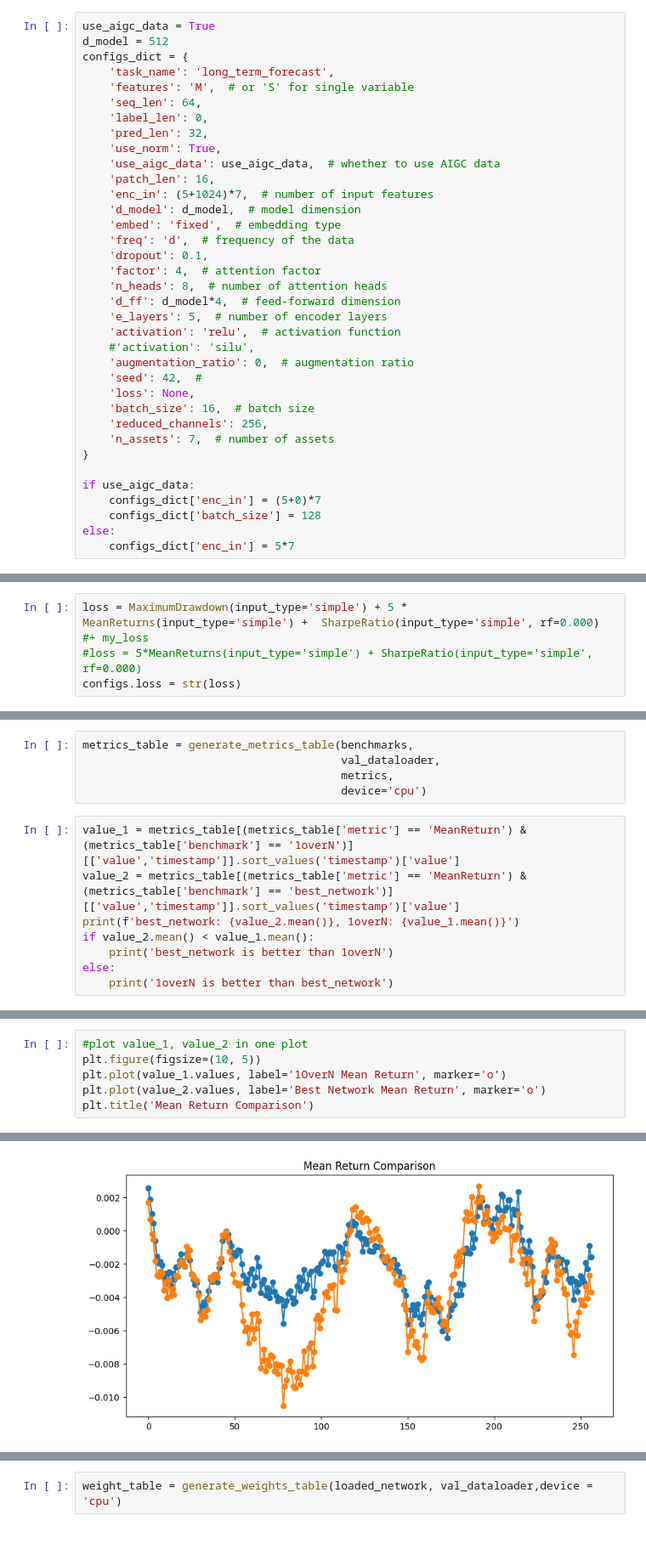
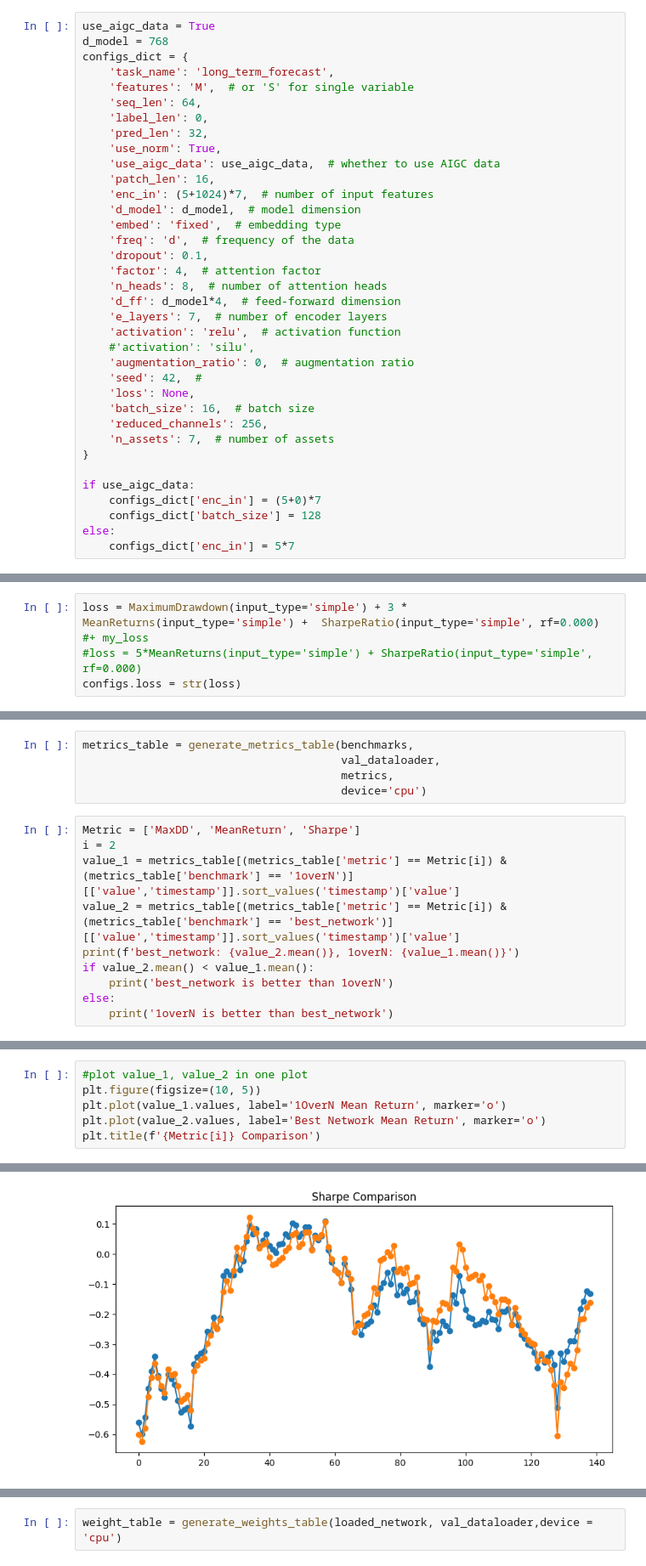
Before and after one commit to zhangmaosen/deep_portfolio, a Jupyter notebook: sft/train_deep_net.ipynb, the cells around one changed output, grey strips where cells are left out. Shown: that part at 85% size. Drawn from its saved outputs; the diff is of its cells as text; blank space fills up the shorter version.

```diff
--- a/sft/train_deep_net.ipynb
+++ b/sft/train_deep_net.ipynb
@@ -37,7 +37,7 @@ from deepdow.callbacks import EarlyStoppingCallback, ModelCheckpointCallback, Ca
 from deepdow.visualize import generate_metrics_table, generate_weights_table, plot_metrics, plot_weight_heatmap
 # %%
 use_aigc_data = True
-d_model = 512
+d_model = 768
 configs_dict = {
     'task_name': 'long_term_forecast',
     'features': 'M',  # or 'S' for single variable
@@ -55,7 +55,7 @@ configs_dict = {
     'factor': 4,  # attention factor
     'n_heads': 8,  # number of attention heads
     'd_ff': d_model*4,  # feed-forward dimension
-    'e_layers': 5,  # number of encoder layers
+    'e_layers': 7,  # number of encoder layers
     'activation': 'relu',  # activation function
     #'activation': 'silu',
     'augmentation_ratio': 0,  # augmentation ratio
@@ -448,7 +448,7 @@ class Model(nn.Module, Benchmark):
 # %%
 network = Model(configs)
 # %%
-loss = MaximumDrawdown(input_type='simple') + 5 * MeanReturns(input_type='simple') +  SharpeRatio(input_type='simple', rf=0.000) #+ my_loss
+loss = MaximumDrawdown(input_type='simple') + 3 * MeanReturns(input_type='simple') +  SharpeRatio(input_type='simple', rf=0.000) #+ my_loss
 #loss = 5*MeanReturns(input_type='simple') + SharpeRatio(input_type='simple', rf=0.000)
 configs.loss = str(loss)
 # %%
@@ -693,8 +690,10 @@ metrics_table = generate_metrics_table(benchmarks,
                                        metrics,
                                        device='cpu')
 # %%
-value_1 = metrics_table[(metrics_table['metric'] == 'MeanReturn') & (metrics_table['benchmark'] == '1overN')][['value','timestamp']].sort_values('timestamp')['value']
-value_2 = metrics_table[(metrics_table['metric'] == 'MeanReturn') & (metrics_table['benchmark'] == 'best_network')][['value','timestamp']].sort_values('timestamp')['value']
+Metric = ['MaxDD', 'MeanReturn', 'Sharpe']
+i = 2
+value_1 = metrics_table[(metrics_table['metric'] == Metric[i]) & (metrics_table['benchmark'] == '1overN')][['value','timestamp']].sort_values('timestamp')['value']
+value_2 = metrics_table[(metrics_table['metric'] == Metric[i]) & (metrics_table['benchmark'] == 'best_network')][['value','timestamp']].sort_values('timestamp')['value']
 print(f'best_network: {value_2.mean()}, 1overN: {value_1.mean()}')
 if value_2.mean() < value_1.mean():
     print('best_network is better than 1overN')
@@ -708,5 +707,5 @@ best_network is better than 1overN
 plt.figure(figsize=(10, 5))
 plt.plot(value_1.values, label='1OverN Mean Return', marker='o')
 plt.plot(value_2.values, label='Best Network Mean Return', marker='o')
-plt.title('Mean Return Comparison')
+plt.title(f'{Metric[i]} Comparison')
 # %% [output]
@@ -714,4 +713,4 @@ Text(0.5, 1.0, 'Mean Return Comparison')
-[figure, old version]
+[figure, new version]
 # %%
 plot_metrics(metrics_table)
 # %% [output]
```
Also changed, not shown: parts of 16 cells of this notebook, 2 other files.
